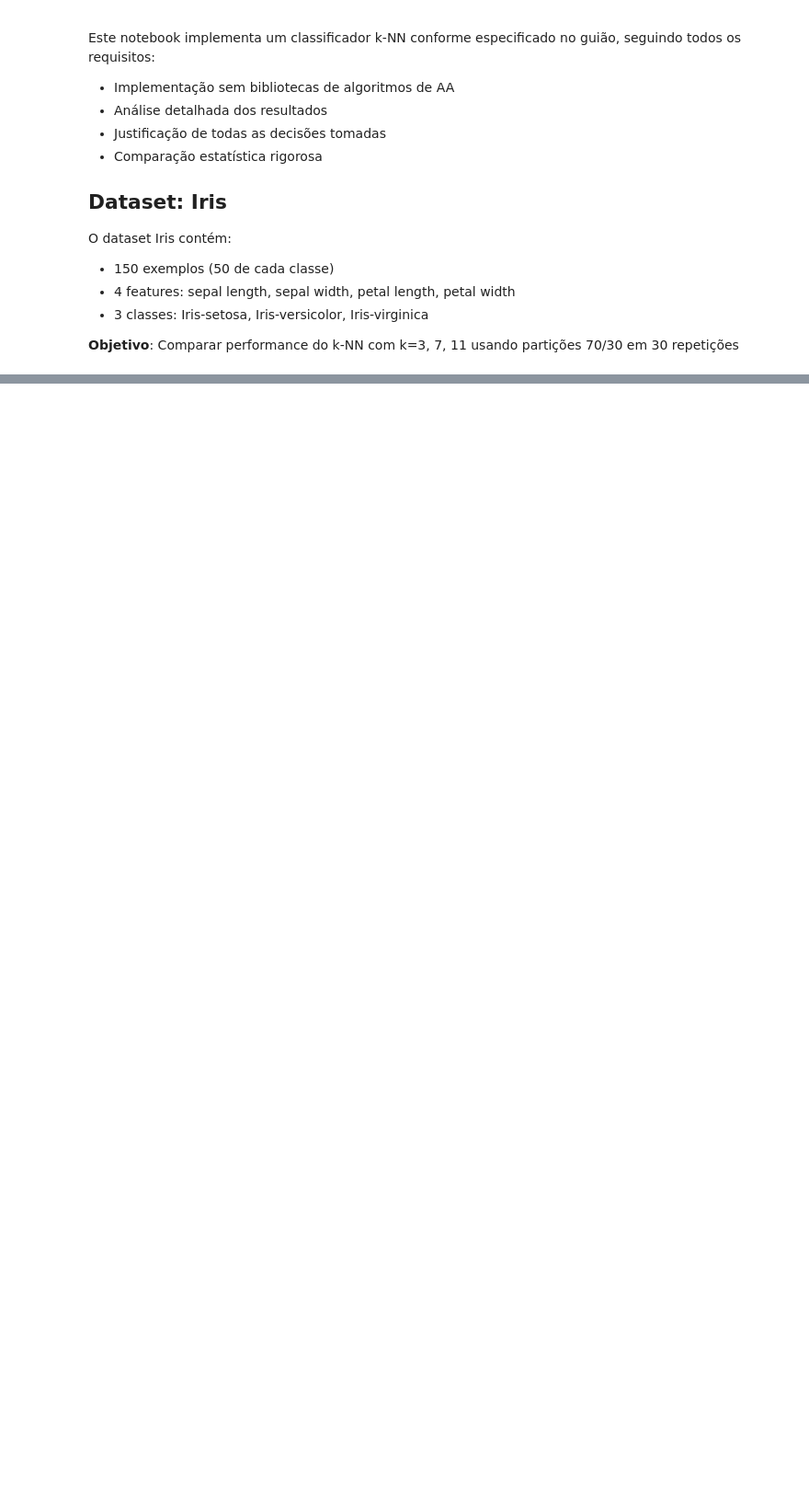
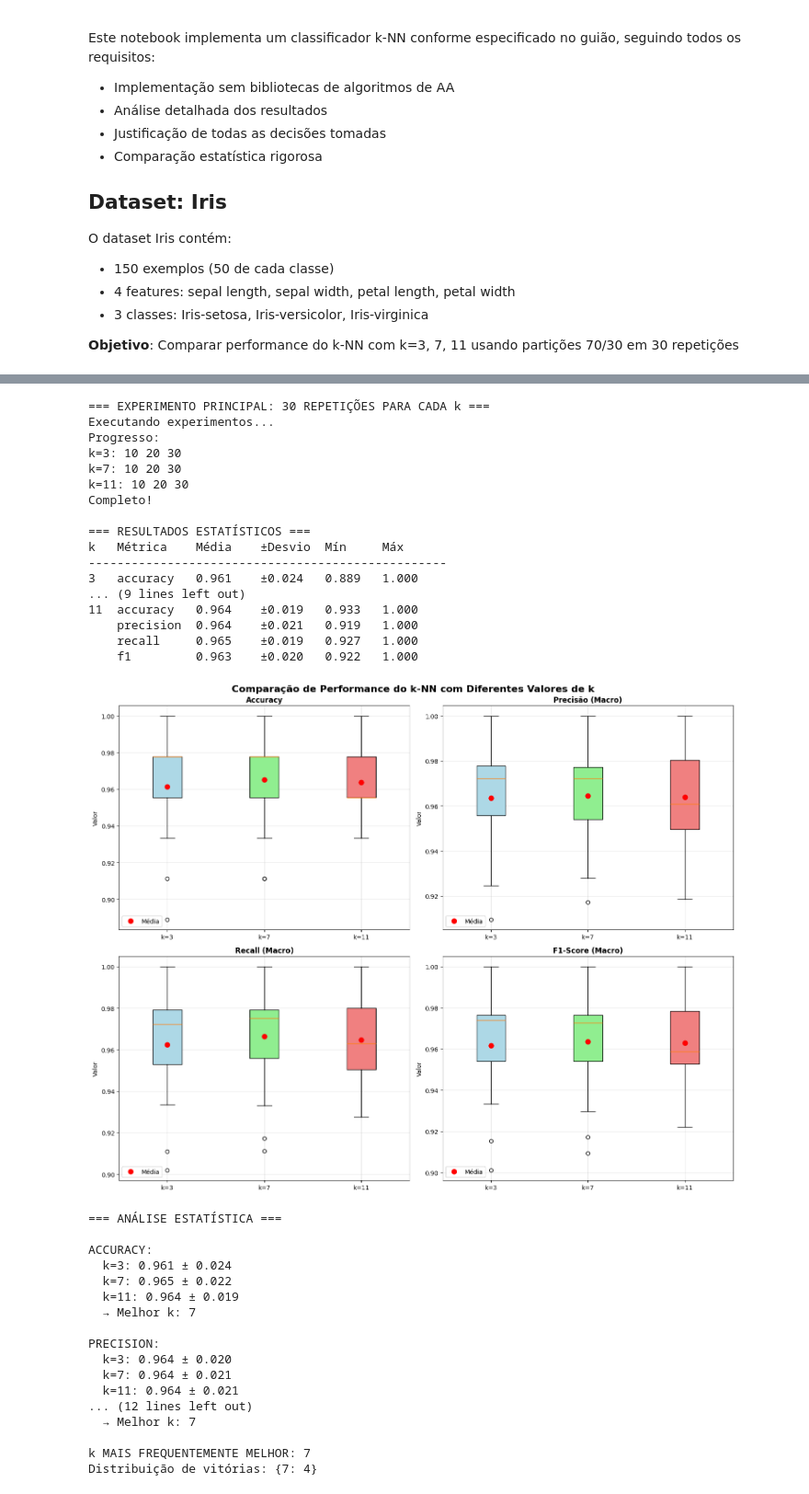
Before and after one commit to y0c0ms/IAA_MEI25, a Jupyter notebook: Exercicio2/2.KNN_Implementacao.ipynb, the cells around one changed output, grey strips where cells are left out. Shown: that part at 92% size. Drawn from its saved outputs; the diff is of its cells as text; code cells hidden in the pictures; blank space fills up the shorter version.

Commit message:
falta melhorar o 1 6c

```diff
--- a/Exercicio2/2.KNN_Implementacao.ipynb
+++ b/Exercicio2/2.KNN_Implementacao.ipynb
@@ -376,7 +412,7 @@ fig, axes = plt.subplots(2, 2, figsize=(15, 12))
 fig.suptitle('Comparação de Performance do k-NN com Diferentes Valores de k', fontsize=16, fontweight='bold')
 
 metrics_to_plot = ['accuracy', 'precision', 'recall', 'f1']
-metric_titles = ['Acurácia', 'Precisão (Macro)', 'Recall (Macro)', 'F1-Score (Macro)']
+metric_titles = ['Accuracy', 'Precisão (Macro)', 'Recall (Macro)', 'F1-Score (Macro)']
 
 for idx, (metric, title) in enumerate(zip(metrics_to_plot, metric_titles)):
     row, col = idx // 2, idx % 2
@@ -398,33 +434,69 @@ for idx, (metric, title) in enumerate(zip(metrics_to_plot, metric_titles)):
     ax.grid(True, alpha=0.3)
 
     # Adicionar médias como pontos
     means = [statistics[k][metric]['mean'] for k in k_values]
     ax.plot(range(1, len(k_values) + 1), means, 'ro', markersize=8, label='Média')
     ax.legend()
 
 plt.tight_layout()
 plt.show()
 
 # Análise estatística dos resultados
 print(f"\n=== ANÁLISE ESTATÍSTICA ===")
 
 best_k = {}
 for metric in ['accuracy', 'precision', 'recall', 'f1']:
     means = [(k, statistics[k][metric]['mean']) for k in k_values]
     best_k[metric] = max(means, key=lambda x: x[1])[0]
 
     print(f"\n{metric.upper()}:")
     for k in k_values:
         mean_val = statistics[k][metric]['mean']
         std_val = statistics[k][metric]['std']
         print(f"  k={k}: {mean_val:.3f} ± {std_val:.3f}")
     print(f"  → Melhor k: {best_k[metric]}")
 
 # Contagem geral
 k_wins = Counter(best_k.values())
 overall_best_k = k_wins.most_common(1)[0][0]
 print(f"\nk MAIS FREQUENTEMENTE MELHOR: {overall_best_k}")
 print(f"Distribuição de vitórias: {dict(k_wins)}")
+# %% [output]
+=== EXPERIMENTO PRINCIPAL: 30 REPETIÇÕES PARA CADA k ===
+Executando experimentos...
+Progresso:
+k=3: 10 20 30
+k=7: 10 20 30
+k=11: 10 20 30
+Completo!
+
+=== RESULTADOS ESTATÍSTICOS ===
+k   Métrica    Média    ±Desvio  Mín     Máx
+--------------------------------------------------
+3   accuracy   0.961    ±0.024   0.889   1.000
+... (9 lines left out)
+11  accuracy   0.964    ±0.019   0.933   1.000
+    precision  0.964    ±0.021   0.919   1.000
+    recall     0.965    ±0.019   0.927   1.000
+    f1         0.963    ±0.020   0.922   1.000
+[figure, added]
+=== ANÁLISE ESTATÍSTICA ===
+
+ACCURACY:
+  k=3: 0.961 ± 0.024
+  k=7: 0.965 ± 0.022
+  k=11: 0.964 ± 0.019
+  → Melhor k: 7
+
+PRECISION:
+  k=3: 0.964 ± 0.020
+  k=7: 0.964 ± 0.021
+  k=11: 0.964 ± 0.021
+... (12 lines left out)
+  → Melhor k: 7
+
+k MAIS FREQUENTEMENTE MELHOR: 7
+Distribuição de vitórias: {7: 4}
 # %%
 # Matrizes de confusão para cada valor de k
 print(f"\n=== MATRIZES DE CONFUSÃO (EXEMPLOS) ===")
```
Also changed, not shown: parts of 5 cells of this notebook, 2 other files.
